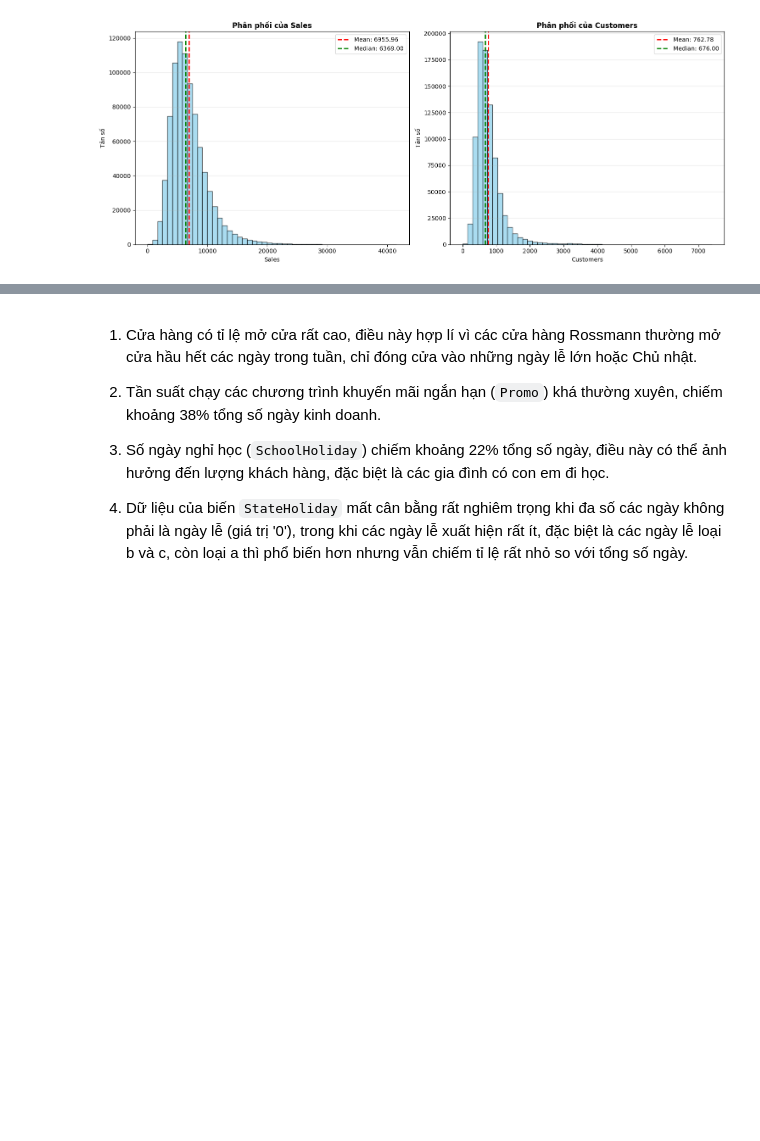
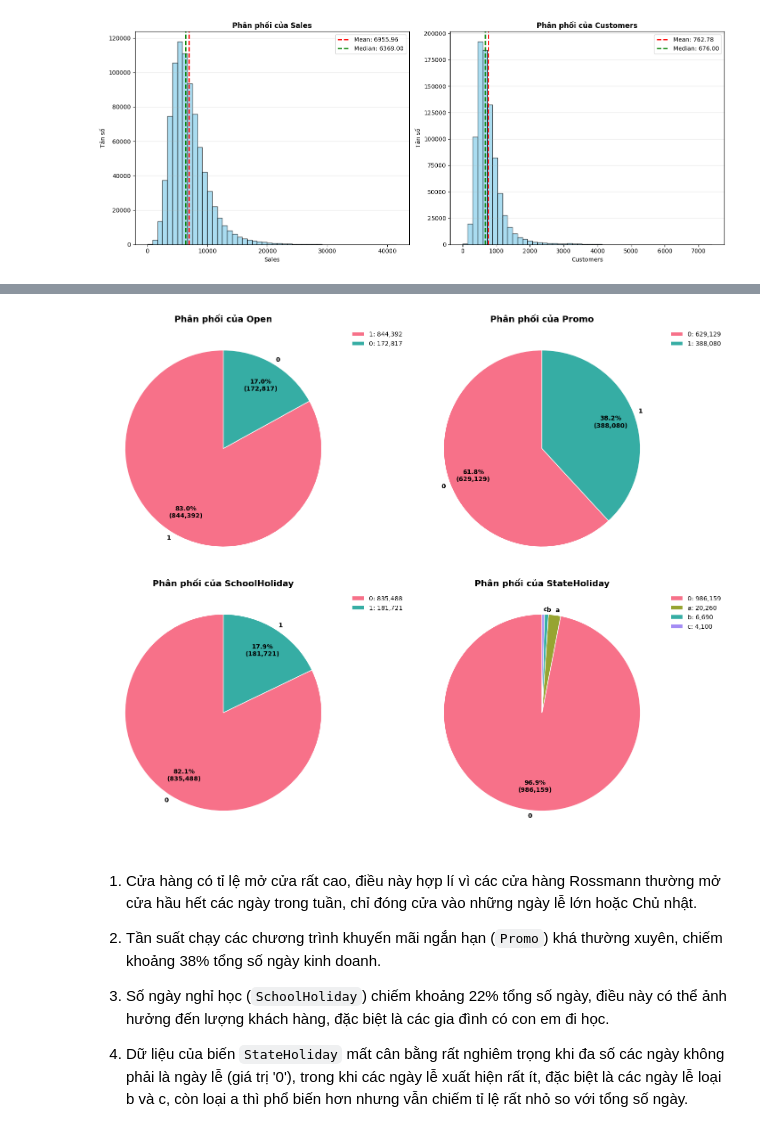
Before and after one commit to trantuan1701/Data_viz_final_project, a Jupyter notebook: understand_eda.ipynb, the cells around one changed output, grey strips where cells are left out. Drawn from its saved outputs; the diff is of its cells as text; code cells hidden in the pictures; blank space fills up the shorter version.

```diff
--- a/understand_eda.ipynb
+++ b/understand_eda.ipynb
@@ -456,3 +498,47 @@ plt.show()
+# %%
+# Vẽ pieplot cho các biến nhị phân và categorical trong df_train
+binary_categorical_cols_pie = ['Open', 'Promo', 'SchoolHoliday', 'StateHoliday']
+fig, axes = plt.subplots(2, 2, figsize=(15, 12))
+axes = axes.ravel()
+for idx, col in enumerate(binary_categorical_cols_pie):
+    # Đếm các giá trị
+    value_counts = df_train[col].value_counts()
+    total = value_counts.sum()
+    colors = sns.color_palette('husl', len(value_counts))
+
+    # Ẩn nhãn phần trăm quá nhỏ để tránh chồng lấn
+    def autopct_func(pct):
+        return f'{pct:.1f}%\n({pct / 100 * total:,.0f})' if pct >= 5 else ''
+
+    wedges, texts, autotexts = axes[idx].pie(
+        value_counts.values,
+        labels=value_counts.index,
+        autopct=autopct_func,
+        startangle=90,
+        colors=colors,
+        pctdistance=0.75,
+        labeldistance=1.05,
+        wedgeprops={'linewidth': 1, 'edgecolor': 'white'}
+    )
+
+    for text in texts:
+        text.set_fontweight('bold')
+
+    for autotext in autotexts:
+        autotext.set_color('black')
+        autotext.set_fontweight('bold')
+        autotext.set_fontsize(10)
+
+    axes[idx].set_title(f'Phân phối của {col}', fontsize=14, fontweight='bold')
+    axes[idx].set_aspect('equal')
+
+    # Thêm legend với số lượng
+    legend_labels = [f'{label}: {count:,}' for label, count in zip(value_counts.index, value_counts.values)]
+    axes[idx].legend(legend_labels, loc='upper left', bbox_to_anchor=(1, 1), frameon=False)
+plt.tight_layout()
+plt.show()
+# %% [output]
+[figure, added]
 # %% [markdown]
 1. Cửa hàng có tỉ lệ mở cửa rất cao, điều này hợp lí vì các cửa hàng Rossmann thường mở cửa hầu hết các ngày trong tuần, chỉ đóng cửa vào những ngày lễ lớn hoặc Chủ nhật.
 
```
Also changed, not shown: parts of 27 cells of this notebook.
